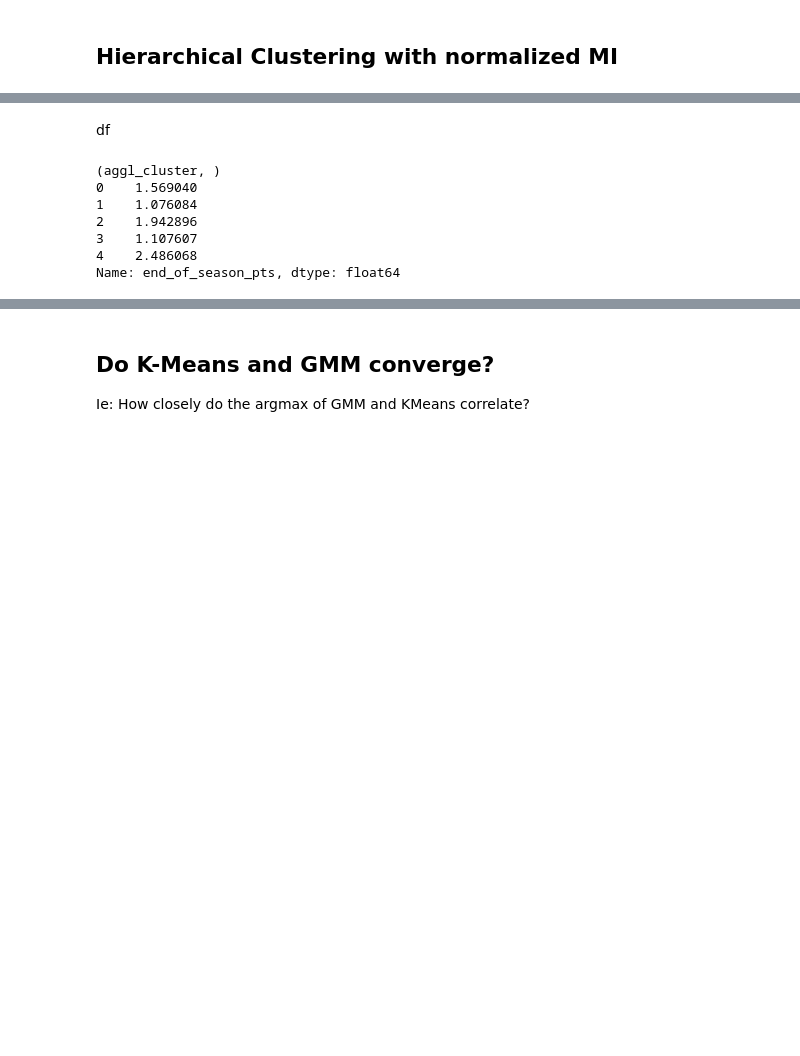
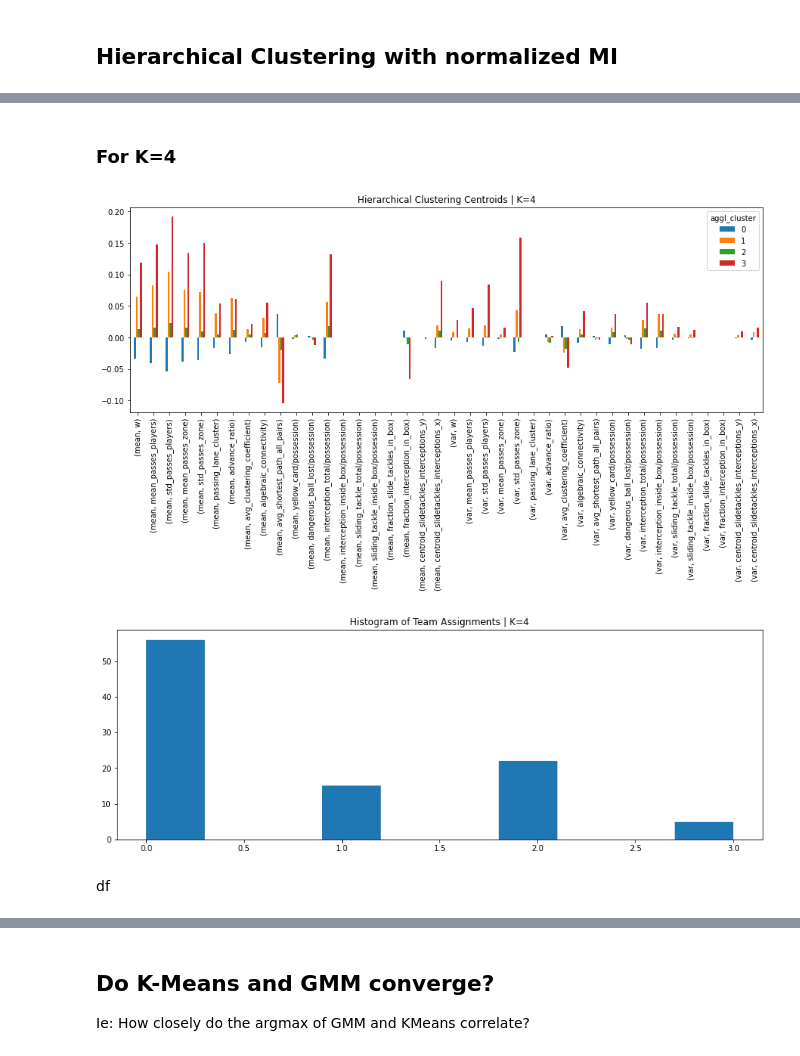
Before and after one commit to arifmoh2/thesis_soccer, a Jupyter notebook: notebooks/13_clustering_suggestions_craig.ipynb, the cells around one changed output, grey strips where cells are left out. Saved outputs shown, nothing was run; the diff lists cells and outputs as text; code cells hidden in the pictures; blank space fills up the shorter version.

```diff
--- a/notebooks/13_clustering_suggestions_craig.ipynb
+++ b/notebooks/13_clustering_suggestions_craig.ipynb
@@ -286,0 +300,35 @@ df[df.index==4]
+# %% [markdown]
+### For K=4
+# %%
+k=4
+performance = pd.read_pickle(os.path.join(ROOT, 'intermediates', 'team_performance.pkl.gz'))
+pezzali = pd.read_pickle(os.path.join(ROOT, 'intermediates', 'pezzali.pkl.gz'))
+
+performance = performance.set_index('area.name', append=True).swaplevel()[['name', 'end_of_season_pts']].sort_index()
+performance['rank'] = performance.groupby(level=0).rank(ascending=False)
+performance = performance.droplevel(0)
+performance = pd.concat([performance, pezzali[['pezzali', 'conversion_rate']].mean(level=1)], axis=1)
+
+model = AgglomerativeClustering(n_clusters=k, compute_distances=True)
+scaled_data = scaled_data[[c for c in scaled_data.columns if c[0]!='aggl_cluster']]
+model.fit(scaled_data)
+scaled_data['aggl_cluster'] = model.labels_
+scaled_data.groupby('aggl_cluster').mean().T.plot(kind='bar', figsize=(15,5), title='Hierarchical Clustering Centroids | K={}'.format(k))
+plt.show()
+
+plt.figure(figsize=(15,5))
+plt.hist(model.labels_)
+plt.title('Histogram of Team Assignments | K={}'.format(k))
+plt.show()
+
+
+df = pd.concat([scaled_data[['aggl_cluster']], perf[['name', 'area.name','avg_pass_per_game', 'avg_shots_per_game', 'end_of_season_pts']], matches, performance[['rank', 'pezzali', 'conversion_rate']]],
+         axis=1)
+df = df.set_index(('aggl_cluster', ''))
+df.loc[df['area.name']=='Germany', ['end_of_season_pts', 'goals_scored', 'goals_conceded']] = df.loc[df['area.name']=='Germany', ['end_of_season_pts', 'goals_scored', 'goals_conceded']]/34
+df.loc[df['area.name']!='Germany', ['end_of_season_pts', 'goals_scored', 'goals_conceded']] = df.loc[df['area.name']!='Germany', ['end_of_season_pts', 'goals_scored', 'goals_conceded']]/38
+sample_assignments = df[['name']]
+df.index.names = ['cluster']
+# %% [output]
+[figure, added]
+[figure, added]
@@ -287,12 +338,2 @@ df[df.index==4]
 # %% [markdown]
 df
-# %%
-df['end_of_season_pts'].T
-# %% [output]
-(aggl_cluster, )
-0    1.569040
-1    1.076084
-2    1.942896
-3    1.107607
-4    2.486068
-Name: end_of_season_pts, dtype: float64
```
Also changed, not shown: parts of 16 cells of this notebook, 13 other files.
